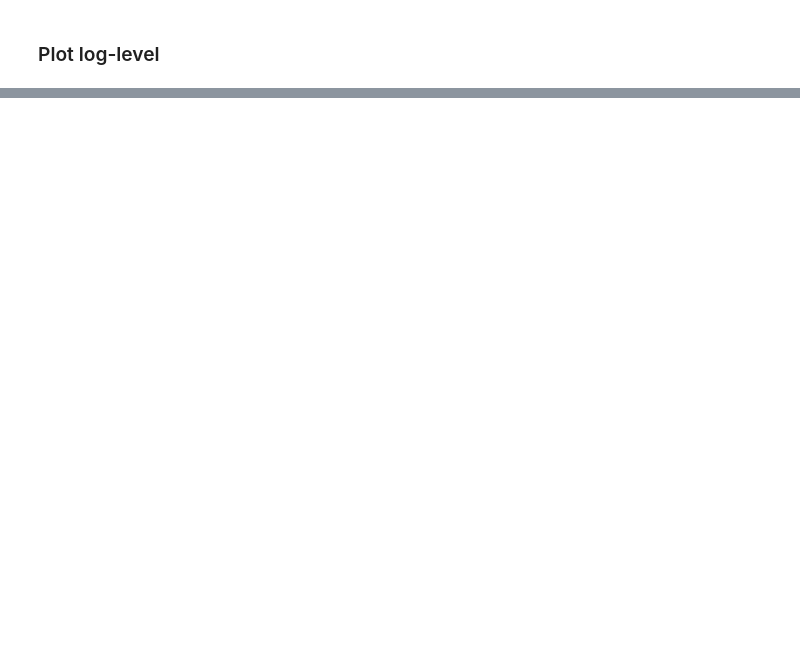
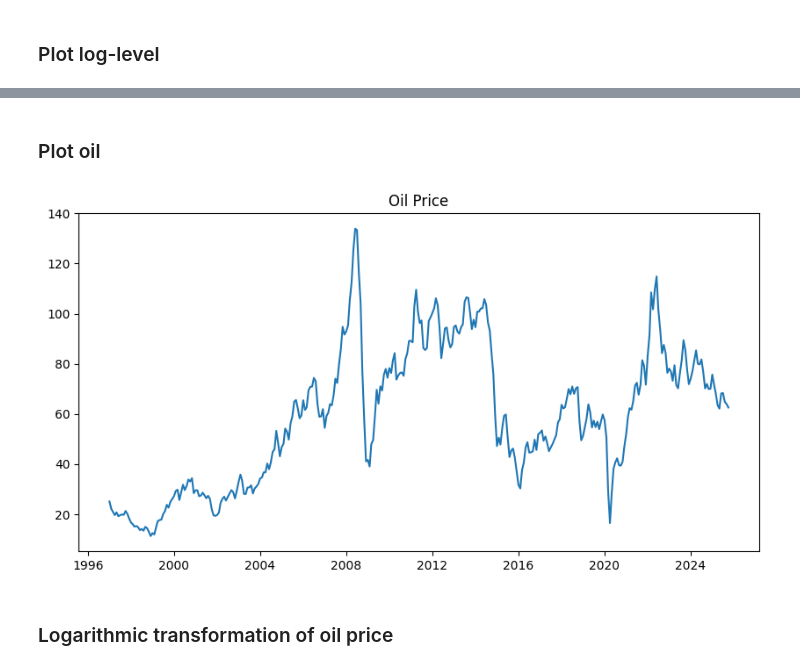
Before and after one commit to StefaniaLavarda/Time_Series_Project, a Jupyter notebook: eda.ipynb, the cells around one changed output, grey strips where cells are left out. Saved outputs shown, nothing was run; the diff lists cells and outputs as text; code cells hidden in the pictures; blank space fills up the shorter version.

```diff
--- a/eda.ipynb
+++ b/eda.ipynb
@@ -203,0 +215,8 @@ Apply minimal differencing and retest:
+# %%
+# Load your dataset
+oil = pd.read_csv("data/DCOILWTICO.csv")
+oil['observation_date'] = pd.to_datetime(oil['observation_date'])
+oil.set_index('observation_date', inplace=True)
+oil.rename(columns={'DCOILWTICO': 'oil_price'}, inplace=True)
+# %%
+oil = oil.resample('MS').mean()
@@ -203,0 +250,11 @@ Apply minimal differencing and retest:
+# %% [markdown]
+### Plot oil
+# %%
+plt.figure(figsize=(10,5))
+plt.plot(oil.index, oil['oil_price'], label='Price')
+plt.title("Oil Price")
+plt.show()
+# %% [output]
+[figure, added]
+# %% [markdown]
+### Logarithmic transformation of oil price
```
Also changed, not shown: parts of 77 cells of this notebook.
